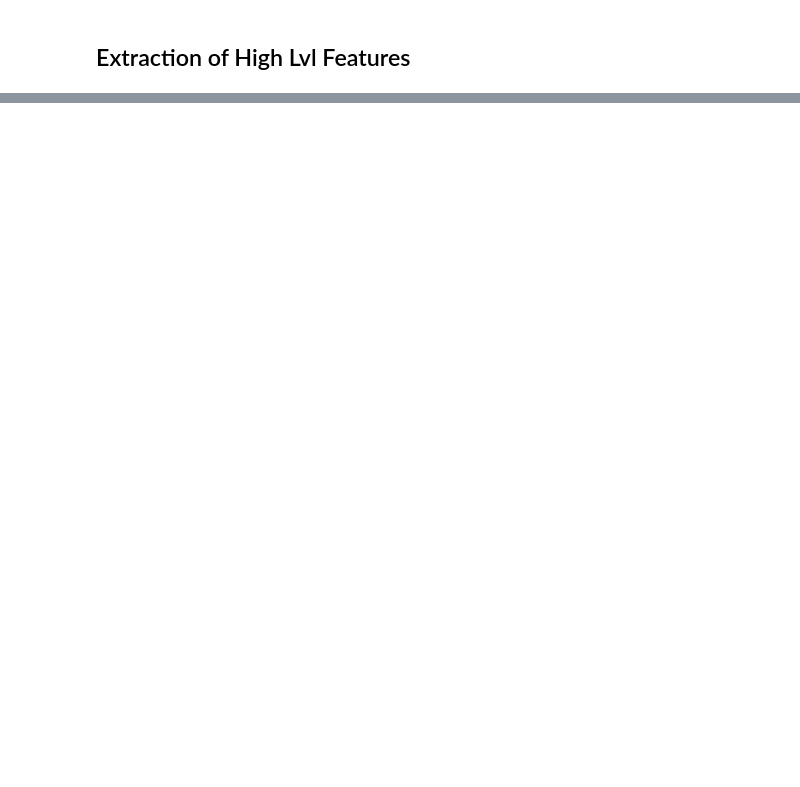
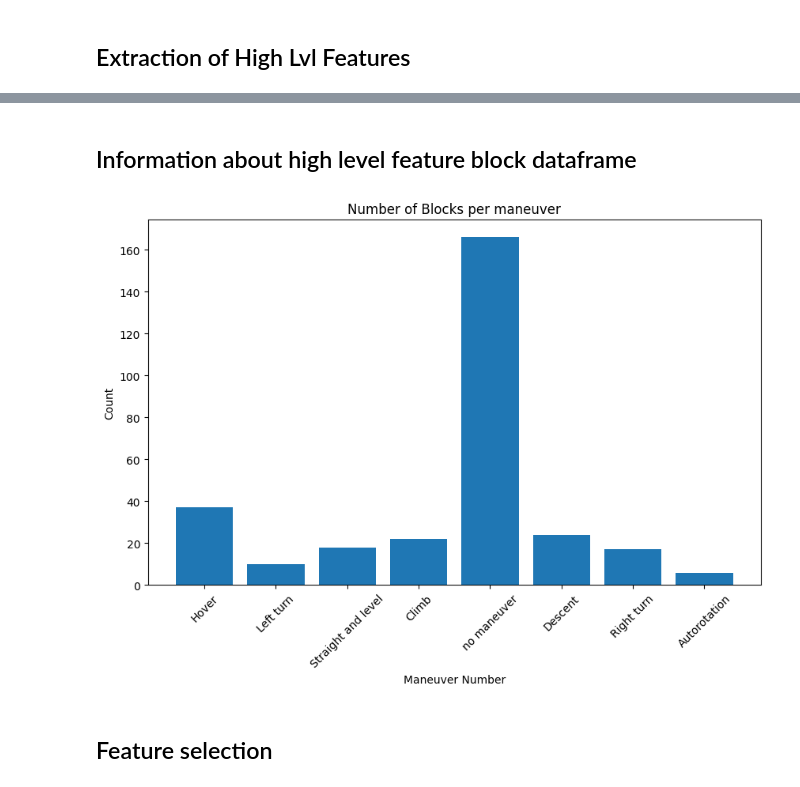
Before and after one commit to schbm/injmol, a Jupyter notebook: main.ipynb, the cells around one changed output, grey strips where cells are left out. Cells and saved outputs as stored; diff of their text form; code cells hidden in the pictures; blank space fills up the shorter version.

```diff
--- a/main.ipynb
+++ b/main.ipynb
@@ -718,0 +729,14 @@ print(processed_df.head())
+# %%
+# Read all pickle files into a single dataframe
+df = pd.DataFrame()
+pkl_files = glob.glob(os.path.join('parsed_data', '*.pkl'))
+
+for i, pkl_file in enumerate(pkl_files):
+    df = pd.concat([df, pd.read_pickle(pkl_file)[list(shared_columns)]], ignore_index=True)
+
+# Keep only numeric cols
+numeric_cols = df.select_dtypes(include='number').columns.difference(['maneuver'], sort=False)
+maneuvers = df['maneuver']
+df = df[numeric_cols]
+
+df.info()
@@ -718,0 +761,7 @@ print(processed_df.head())
+# %%
+# Hyperparameters
+BLOCKSIZE = int(len(df) * 0.005)                      # TODO - adjust
+num_of_blocks = int((len(df) / BLOCKSIZE) * 1.5)    # If blocksize is either 10% or 5% this will create either 15 or 30 blocks to create some overlap between blocks
+
+# get blocks containing high level features
+feature_blocks_df = get_block_features(df, num_of_blocks, BLOCKSIZE)
@@ -718,0 +791,22 @@ print(processed_df.head())
+# %% [markdown]
+## Information about high level feature block dataframe
+# %%
+def plot_maneuver_distribution(df):
+    maneuver_counts = df['maneuver'].value_counts().sort_index()
+
+    reverse_maneuver_map = {v: k for k, v in maneuver_map.items()}
+    labeled_index = [reverse_maneuver_map[i] for i in maneuver_counts.index]
+
+    plt.figure(figsize=(10, 6))
+    plt.bar(labeled_index, maneuver_counts.values)
+    plt.title("Number of Blocks per maneuver")
+    plt.xlabel("Maneuver Number")
+    plt.ylabel("Count")
+    plt.xticks(rotation=45)
+    plt.show()
+
+plot_maneuver_distribution(feature_blocks_df)
+# %% [output]
+[figure, added]
+# %% [markdown]
+## Feature selection
```
Also changed, not shown: parts of 15 cells of this notebook.
